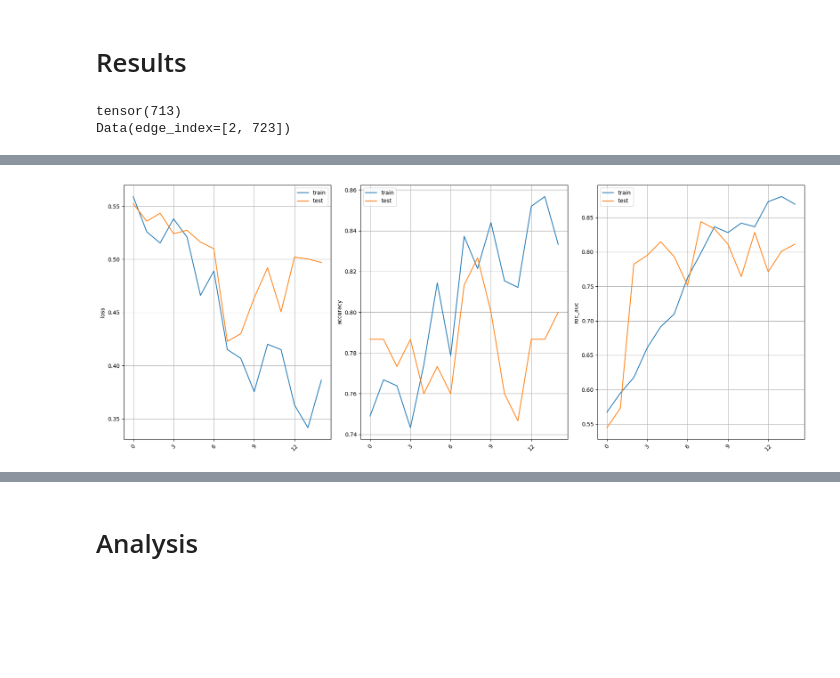
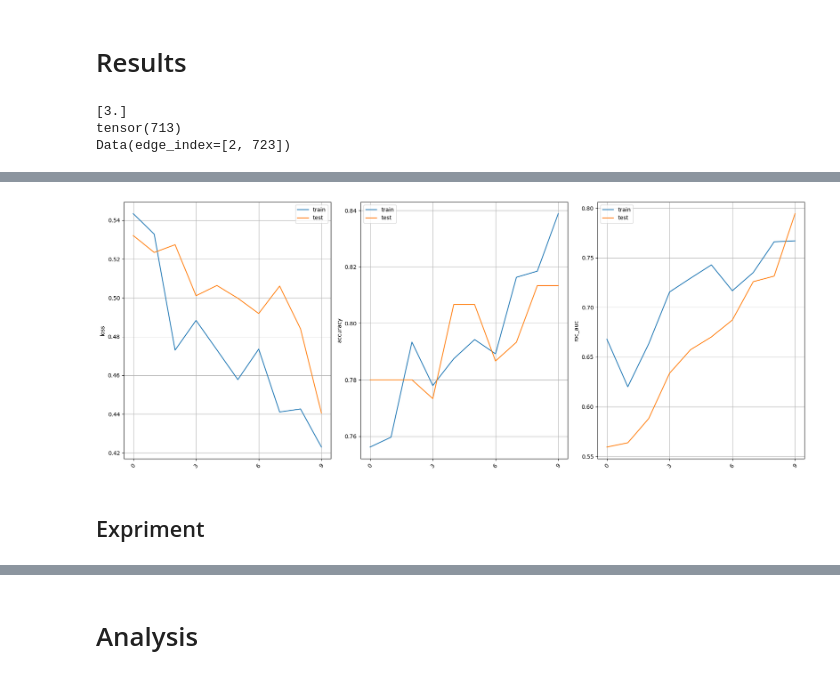
Before and after one commit to MadushanPathirana/msc-research, a Jupyter notebook: atoms_adaptive_learning.ipynb, the cells around one changed output, grey strips where cells are left out. Cells and saved outputs as stored; diff of their text form; code cells hidden in the pictures; blank space fills up the shorter version.

```diff
--- a/atoms_adaptive_learning.ipynb
+++ b/atoms_adaptive_learning.ipynb
@@ -434,7 +551,7 @@ class Classifer(nn.Module):
 
 
 def init_model(loGraphID):
-  data_train, data_test ,skill_graph = train_test_split(df)
+  data,data_train, data_test ,skill_graph = train_test_split(df)
   skill_graph.to(device)
 
   num_skills = skill_graph['edge_index'].max()+1
@@ -447,12 +564,12 @@ def init_model(loGraphID):
 # %% [markdown]
 # Train and Test
 # %%
-def model_perfomance(model,outputs, ytrue,y ):
+def model_perfomance(model,outputs, ytrue ):
 
   model.eval()
-  mask = y[..., -1] != -1000
+
   accuracy = np.mean(np.round(outputs)==ytrue)
-
+  print(len(ytrue))
 
 
   roc_auc = roc_auc_score(ytrue, outputs)
@@ -479,7 +596,7 @@ def test(model,data_test,skill_grpah,epoch,optimizer):
       outputs.extend(output[mask].ravel().detach().tolist())
       ytrue.extend(y[..., -1:][mask].ravel().detach().tolist())
       losses.append(loss.item())
-    accuracy ,roc_auc = model_perfomance(model , outputs, ytrue,y)
+    accuracy ,roc_auc = model_perfomance(model , outputs, ytrue)
     print(f'Test ->     loss : {np.mean(losses) :.5f} , accuracy : {accuracy : .2%} , roc_auc : {roc_auc : .2%} \n')
 
     return np.mean(losses) ,accuracy ,roc_auc
@@ -536,7 +688,7 @@ def train(epoches):
     ytrue = []
 
     for X, y in pbar:
-      #print(X.shape,y.shape)
+
 
       optimizer.zero_grad()
       output,all_skill_embd = model(skill_grpah,X)
@@ -550,7 +702,7 @@ def train(epoches):
       outputs.extend(output[mask].ravel().detach().tolist())
       ytrue.extend(y[..., -1:][mask].ravel().detach().tolist())
 
-    train_acc ,train_roc_acu_score = model_perfomance(model , outputs, ytrue,y)
+    train_acc ,train_roc_acu_score = model_perfomance(model , outputs, ytrue)
     train_loss = np.mean(losses)
     print(train_loss)
     print(f'epoch : {epoch} , loss : {np.mean(losses) :.5f} , accuracy : {train_acc : .2%} , roc_acu : {train_roc_acu_score :.2%}')
@@ -573,7 +725,8 @@ def train(epoches):
 # %% [markdown]
 # Results
 # %%
-all_skill_embd = train(15)
+all_skill_embd = train(10)
 # %% [output]
+[3.]
 tensor(713)
 Data(edge_index=[2, 723])
@@ -597 +750,3 @@ Test ->     loss : 0.49700 , accuracy :  80.00% , roc_auc :  81.13%
-[figure, old version]
+[figure, new version]
+# %% [markdown]
+## Expriment
```
Also changed, not shown: parts of 66 cells of this notebook.
